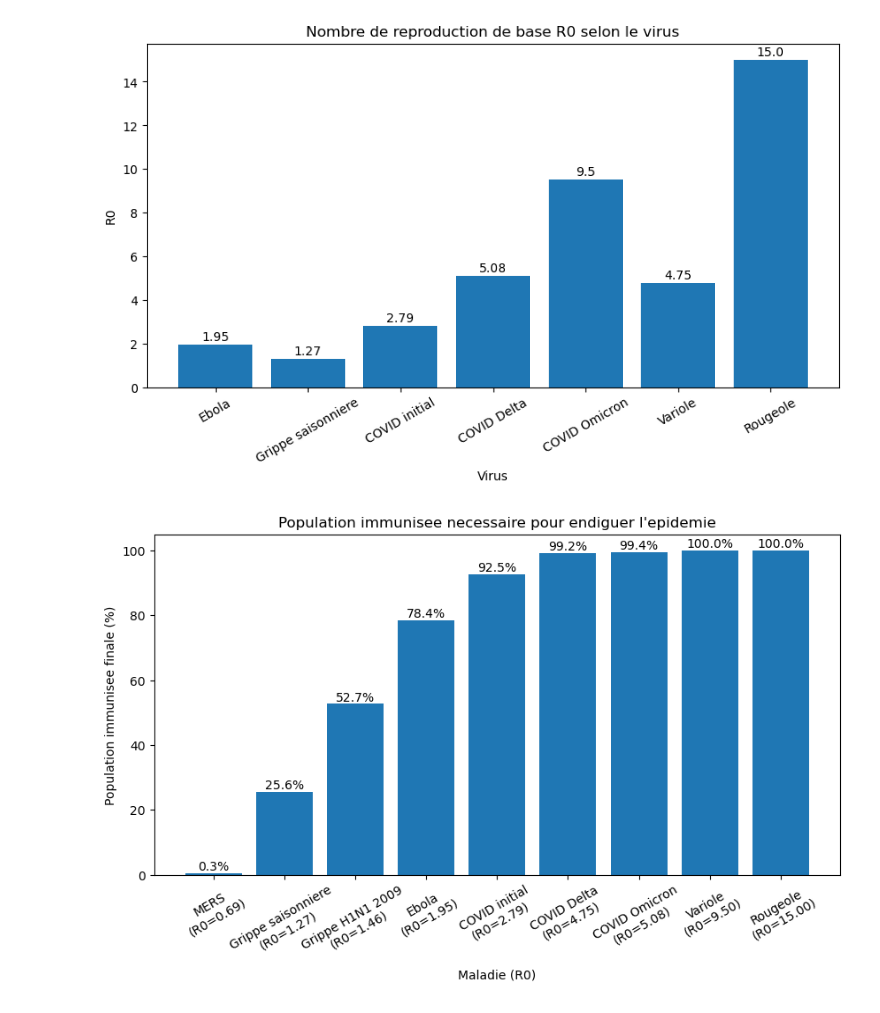
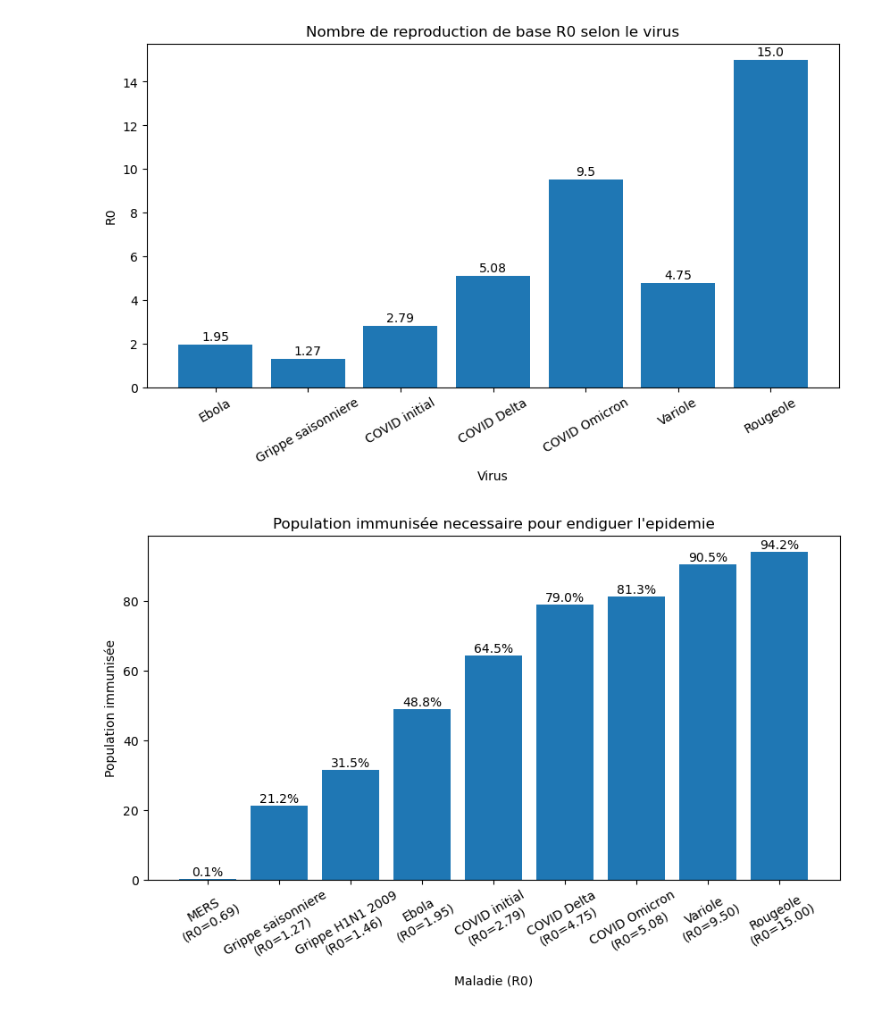
Before and after one commit to hjvictor/SIR_model, a Jupyter notebook: mainNotebook.ipynb, the cells around one changed output. Drawn from its saved outputs; the diff is of its cells as text; code cells hidden in the pictures.

```diff
--- a/mainNotebook.ipynb
+++ b/mainNotebook.ipynb
@@ -203,6 +203,8 @@ R0List = np.empty(betaTab.size)
 RtFinal = np.empty(betaTab.size)
 RFinal = np.empty(betaTab.size)
 immunisesFinal = np.empty(betaTab.size)
+epidemie_endigue_list = np.empty(betaTab.size)
+epidemie_endigue=False
 
 for k, beta in enumerate(betaTab):
 
@@ -225,6 +227,11 @@ for k, beta in enumerate(betaTab):
         S[i] = y[0]
         I[i] = y[1]
         R[i] = y[2]
+        Rt= S[i]*R0
+        if not epidemie_endigue and Rt<=1  :
+            epidemie_endigue = True
+            epidemie_endigue_list[k]=R[i]
+
         t = temps[i]
         y = euler(t, dt, y, deriv)
 
@@ -329,9 +346,11 @@ betaTab = gamma * R0list
 R0Final = np.empty(betaTab.size)
 RFinal = np.empty(betaTab.size)
 immunisesFinal = np.empty(betaTab.size)
+epidemie_endigue_list = np.empty(betaTab.size)
+
 
 for k, beta in enumerate(betaTab):
-
+    epidemie_endigue=False
     R0 = beta / gamma * S_init
     R0Final[k] = R0
 
@@ -349,35 +368,39 @@ for k, beta in enumerate(betaTab):
     deriv = model.deriv_SIR
     euler = model.euler
 
     for i in range(n):
         S[i] = y[0]
         I[i] = y[1]
         R[i] = y[2]
         t = temps[i]
         y = euler(t, dt, y, deriv)
+        Rt= S[i]*R0
+        if not epidemie_endigue and Rt<=1  :
+            epidemie_endigue = True
+            epidemie_endigue_list[k]=(1-S[i])*100
 
     RFinal[k] = R[-1]
     immunisesFinal[k] = 100 * R[-1]
 
 x = np.arange(len(virus))
 
 labels = [
     f"{virus[i]}\n(R0={R0list[i]:.2f})"
     for i in range(len(virus))
 ]
 
 plt.figure(figsize=(10, 5))
-plt.bar(x, immunisesFinal)
+plt.bar(x, epidemie_endigue_list)
 
 plt.xticks(x, labels, rotation=30)
 plt.xlabel("Maladie (R0)")
-plt.ylabel("Population immunisee finale (%)")
-plt.title("Population immunisee necessaire pour endiguer l'epidemie")
+plt.ylabel("Population immunisée")
+plt.title("Population immunisée necessaire pour endiguer l'epidemie")
 
-for i, v in enumerate(immunisesFinal):
+for i, v in enumerate(epidemie_endigue_list):
     plt.text(i, v + 1, f"{v:.1f}%", ha="center")
 
 plt.savefig("histogramme_immunités", bbox_inches='tight')
 plt.show()
 # %% [output]
-[figure, old version]
+[figure, new version]
```
Also changed, not shown: parts of 4 cells of this notebook, 5 other files.
